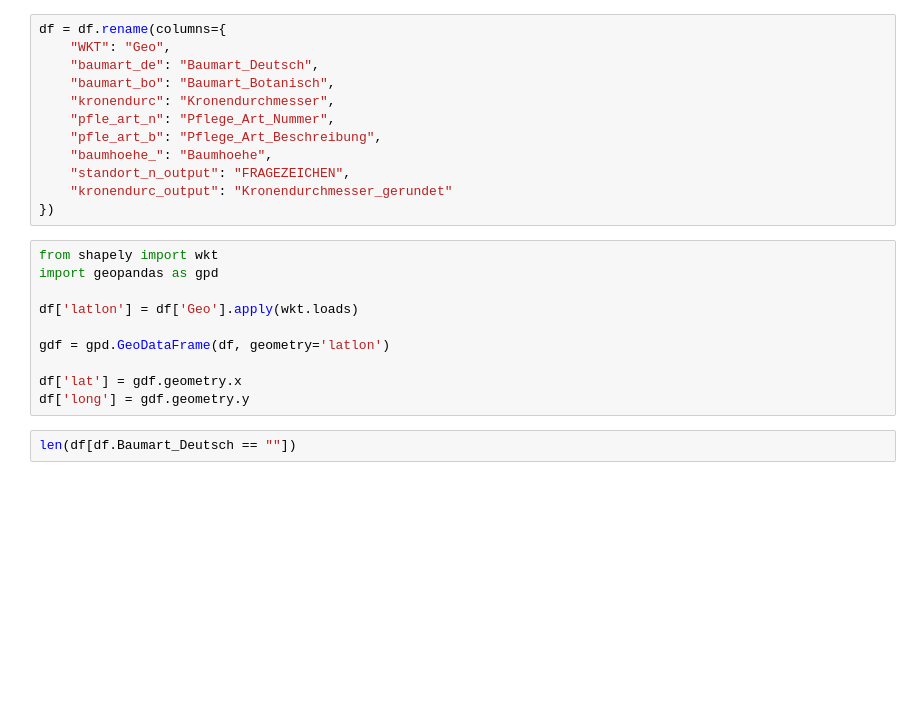
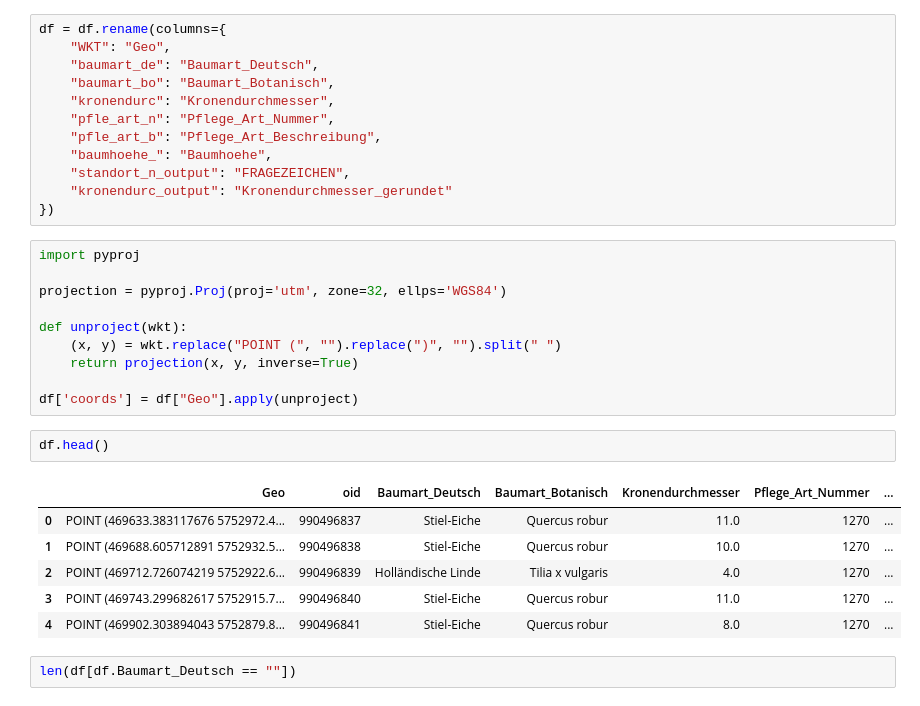
Before and after one commit to codeforbielefeld/baumkataster, a Jupyter notebook: Baumbestand Datensatz.ipynb, the cells around one changed output. Cells and saved outputs as stored; diff of their text form; blank space fills up the shorter version.

```diff
--- a/Baumbestand Datensatz.ipynb
+++ b/Baumbestand Datensatz.ipynb
@@ -35,15 +35,24 @@ df = df.rename(columns={
     "kronendurc_output": "Kronendurchmesser_gerundet"
 })
 # %%
-from shapely import wkt
-import geopandas as gpd
+import pyproj
 
-df['latlon'] = df['Geo'].apply(wkt.loads)
+projection = pyproj.Proj(proj='utm', zone=32, ellps='WGS84')
 
-gdf = gpd.GeoDataFrame(df, geometry='latlon')
+def unproject(wkt):
+	(x, y) = wkt.replace("POINT (", "").replace(")", "").split(" ")
+	return projection(x, y, inverse=True)
 
-df['lat'] = gdf.geometry.x
-df['long'] = gdf.geometry.y
+df['coords'] = df["Geo"].apply(unproject)
+# %%
+df.head()
+# %% [output]
+|  | Geo | oid | Baumart_Deutsch | Baumart_Botanisch | Kronendurchmesser | Pflege_Art_Nummer | ... |
+| 0 | POINT (469633.383117676 5752972.4... | 990496837 | Stiel-Eiche | Quercus robur | 11.0 | 1270 | ... |
+| 1 | POINT (469688.605712891 5752932.5... | 990496838 | Stiel-Eiche | Quercus robur | 10.0 | 1270 | ... |
+| 2 | POINT (469712.726074219 5752922.6... | 990496839 | Holländische Linde | Tilia x vulgaris | 4.0 | 1270 | ... |
+| 3 | POINT (469743.299682617 5752915.7... | 990496840 | Stiel-Eiche | Quercus robur | 11.0 | 1270 | ... |
+| 4 | POINT (469902.303894043 5752879.8... | 990496841 | Stiel-Eiche | Quercus robur | 8.0 | 1270 | ... |
 # %%
 len(df[df.Baumart_Deutsch == ""])
 # %% [output]
```
Also changed, not shown: parts of 2 cells of this notebook.
